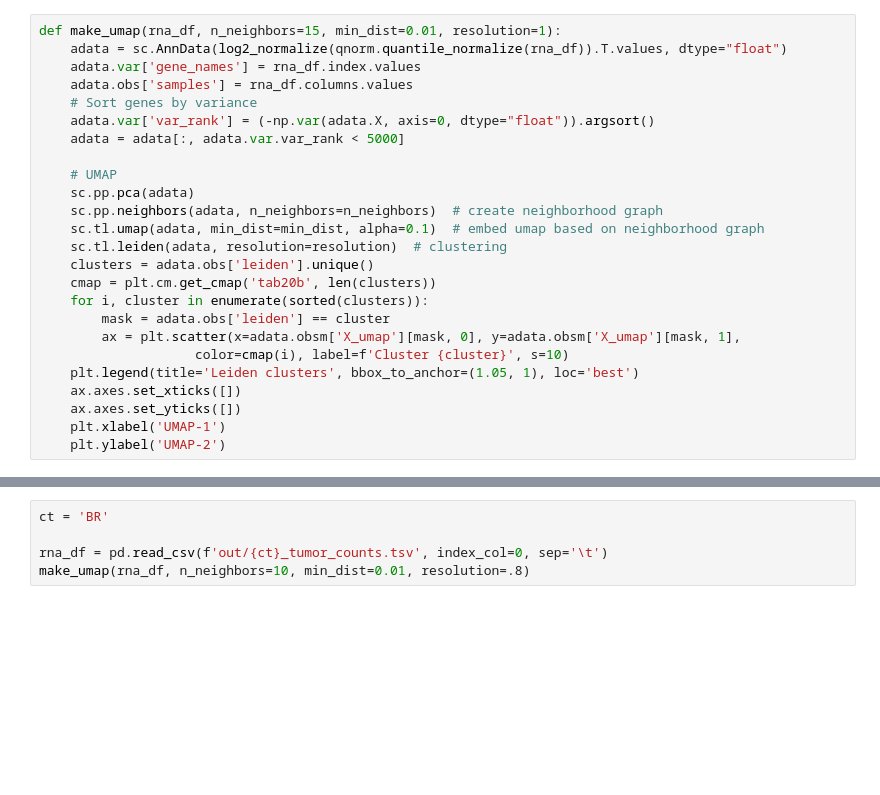
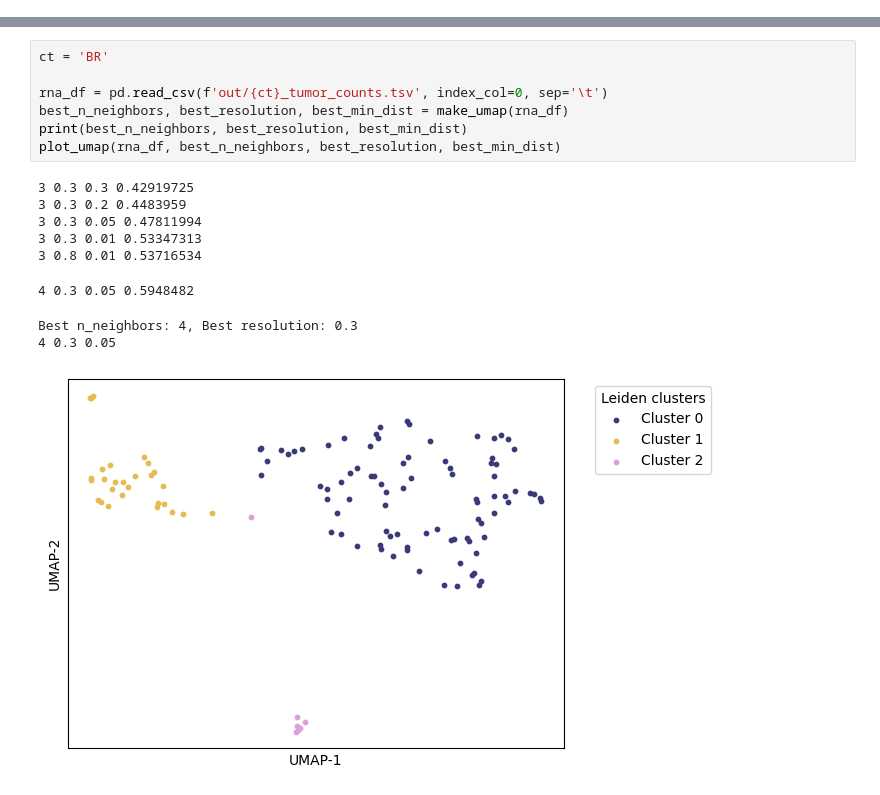
Before and after one commit to MaayanLab/sc2DAT, a Jupyter notebook: process_cptac/find_umap_params.ipynb, the cells around one changed output, grey strips where cells are left out. Drawn from its saved outputs; the diff is of its cells as text; blank space fills up the shorter version.

Commit message:
update exmples' UMAP params

```diff
--- a/process_cptac/find_umap_params.ipynb
+++ b/process_cptac/find_umap_params.ipynb
@@ -9,25 +10,0 @@ import qnorm
-# %%
-def make_umap(rna_df, n_neighbors=15, min_dist=0.01, resolution=1):
-    adata = sc.AnnData(log2_normalize(qnorm.quantile_normalize(rna_df)).T.values, dtype="float")
-    adata.var['gene_names'] = rna_df.index.values
-    adata.obs['samples'] = rna_df.columns.values
-    # Sort genes by variance
-    adata.var['var_rank'] = (-np.var(adata.X, axis=0, dtype="float")).argsort()
-    adata = adata[:, adata.var.var_rank < 5000]
-
-    # UMAP
-    sc.pp.pca(adata)
-    sc.pp.neighbors(adata, n_neighbors=n_neighbors)  # create neighborhood graph
-    sc.tl.umap(adata, min_dist=min_dist, alpha=0.1)  # embed umap based on neighborhood graph
-    sc.tl.leiden(adata, resolution=resolution)  # clustering
-    clusters = adata.obs['leiden'].unique()
-    cmap = plt.cm.get_cmap('tab20b', len(clusters))
-    for i, cluster in enumerate(sorted(clusters)):
-        mask = adata.obs['leiden'] == cluster
-        ax = plt.scatter(x=adata.obsm['X_umap'][mask, 0], y=adata.obsm['X_umap'][mask, 1],
-                    color=cmap(i), label=f'Cluster {cluster}', s=10)
-    plt.legend(title='Leiden clusters', bbox_to_anchor=(1.05, 1), loc='best')
-    ax.axes.set_xticks([])
-    ax.axes.set_yticks([])
-    plt.xlabel('UMAP-1')
-    plt.ylabel('UMAP-2')
@@ -34,8 +66,20 @@ def make_umap(rna_df, n_neighbors=15, min_dist=0.01, resolution=1):
 # %%
 ct = 'BR'
 
 rna_df = pd.read_csv(f'out/{ct}_tumor_counts.tsv', index_col=0, sep='\t')
-make_umap(rna_df, n_neighbors=10, min_dist=0.01, resolution=.8)
+best_n_neighbors, best_resolution, best_min_dist = make_umap(rna_df)
+print(best_n_neighbors, best_resolution, best_min_dist)
+plot_umap(rna_df, best_n_neighbors, best_resolution, best_min_dist)
+# %% [output]
+3 0.3 0.3 0.42919725
+3 0.3 0.2 0.4483959
+3 0.3 0.05 0.47811994
+3 0.3 0.01 0.53347313
+3 0.8 0.01 0.53716534
+4 0.3 0.05 0.5948482
+Best n_neighbors: 4, Best resolution: 0.3
+4 0.3 0.05
+[figure, added]
 # %%
 ct = 'CCRCC'
 
```
Also changed, not shown: parts of 11 cells of this notebook, 2 other files.
